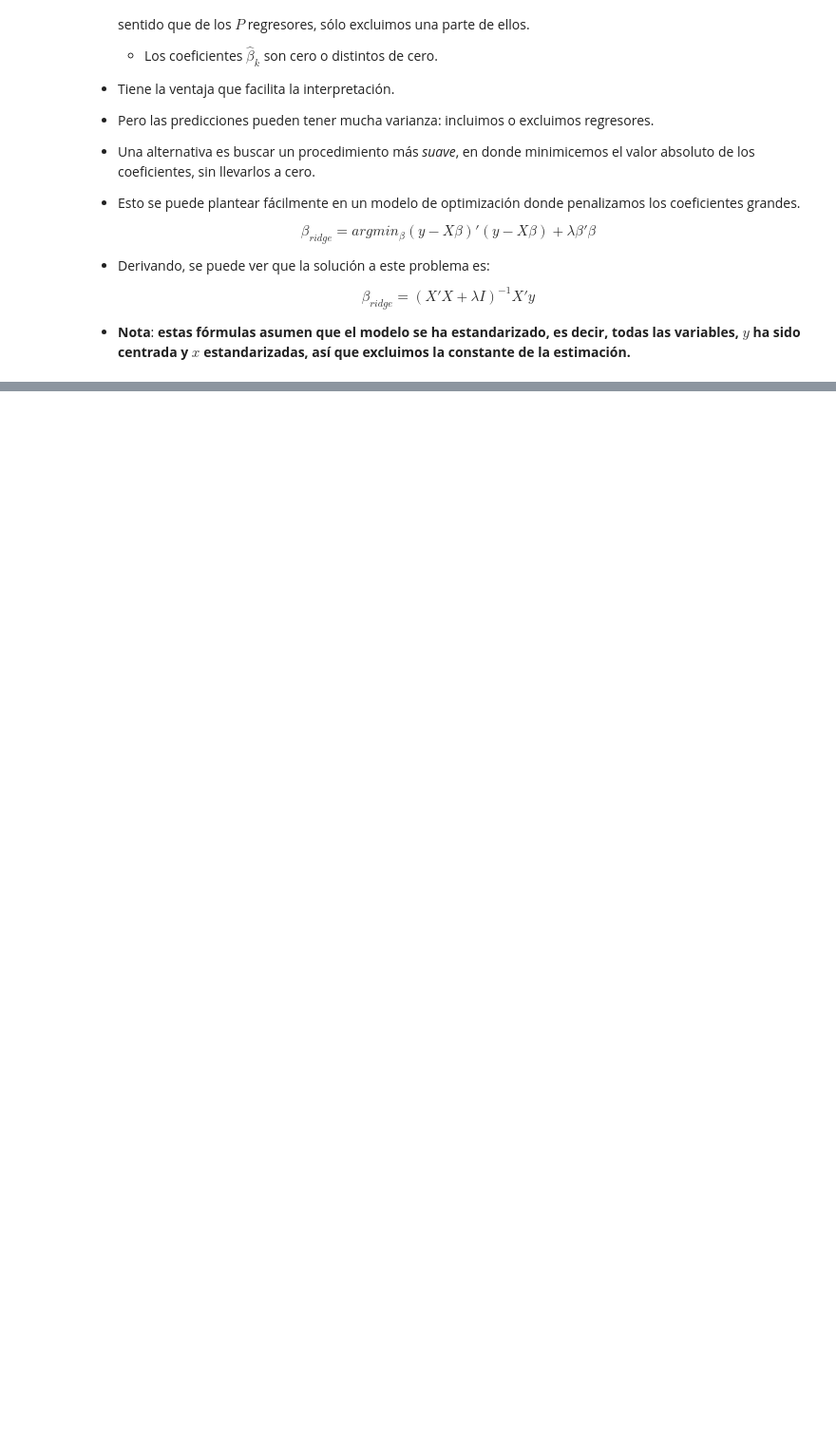
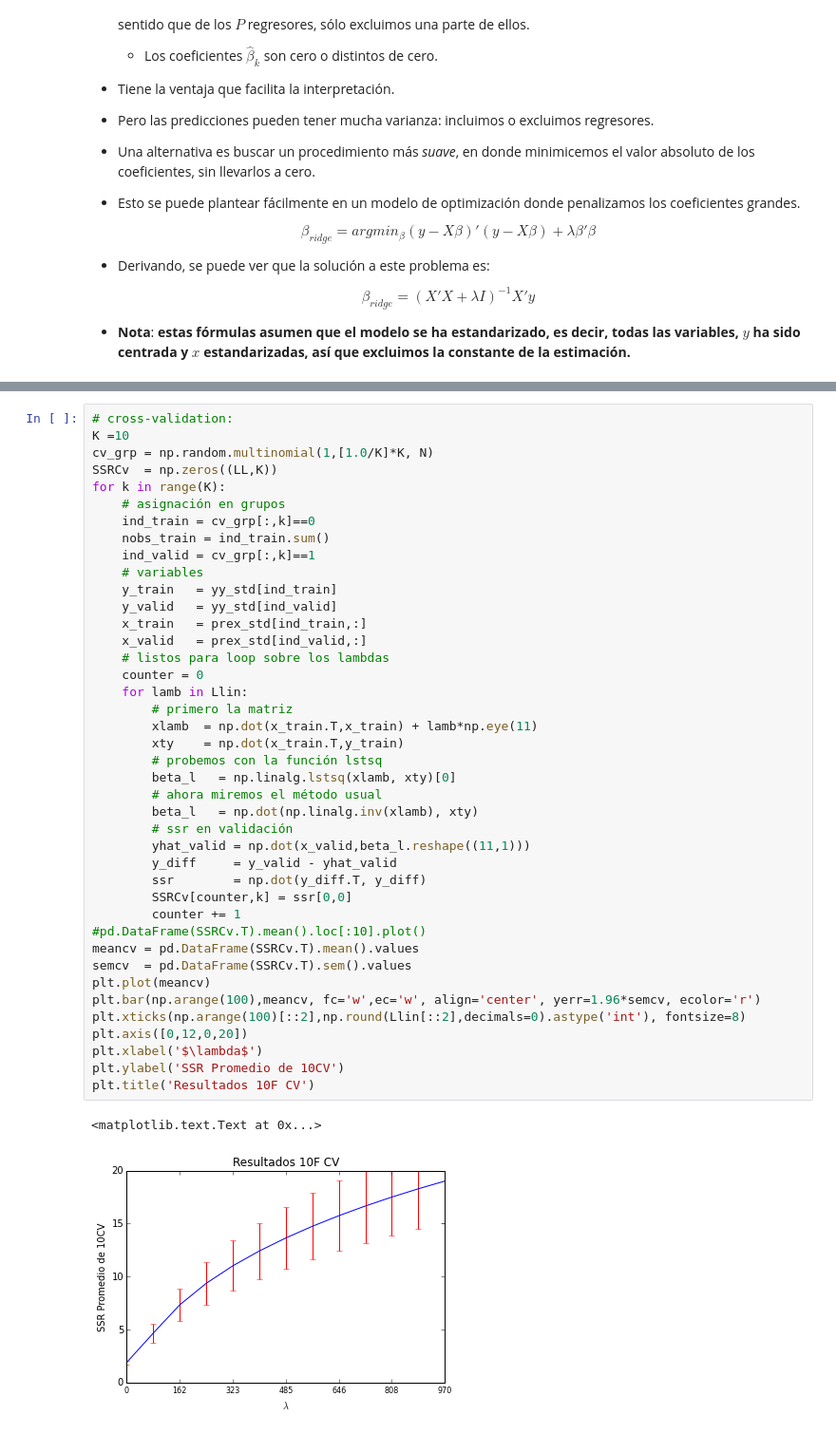
Before and after one commit to dvaughan79/New_CIDE_Analytics, a Jupyter notebook: 7_ModelosLineales.ipynb, the cells around one changed output, grey strips where cells are left out. Shown at 95% size. Cells and saved outputs as stored; diff of their text form; blank space fills up the shorter version.

```diff
--- a/7_ModelosLineales.ipynb
+++ b/7_ModelosLineales.ipynb
@@ -864,0 +1097,44 @@ $$
+# %%
+# cross-validation:
+K =10
+cv_grp = np.random.multinomial(1,[1.0/K]*K, N)
+SSRCv  = np.zeros((LL,K))
+for k in range(K):
+    # asignación en grupos
+    ind_train = cv_grp[:,k]==0
+    nobs_train = ind_train.sum()
+    ind_valid = cv_grp[:,k]==1
+    # variables
+    y_train   = yy_std[ind_train]
+    y_valid   = yy_std[ind_valid]
+    x_train   = prex_std[ind_train,:]
+    x_valid   = prex_std[ind_valid,:]
+    # listos para loop sobre los lambdas
+    counter = 0
+    for lamb in Llin:
+        # primero la matriz
+        xlamb  = np.dot(x_train.T,x_train) + lamb*np.eye(11)
+        xty    = np.dot(x_train.T,y_train)
+        # probemos con la función lstsq
+        beta_l   = np.linalg.lstsq(xlamb, xty)[0]
+        # ahora miremos el método usual
+        beta_l   = np.dot(np.linalg.inv(xlamb), xty)
+        # ssr en validación
+        yhat_valid = np.dot(x_valid,beta_l.reshape((11,1)))
+        y_diff     = y_valid - yhat_valid
+        ssr        = np.dot(y_diff.T, y_diff)
+        SSRCv[counter,k] = ssr[0,0]
+        counter += 1
+#pd.DataFrame(SSRCv.T).mean().loc[:10].plot()
+meancv = pd.DataFrame(SSRCv.T).mean().values
+semcv  = pd.DataFrame(SSRCv.T).sem().values
+plt.plot(meancv)
+plt.bar(np.arange(100),meancv, fc='w',ec='w', align='center', yerr=1.96*semcv, ecolor='r')
+plt.xticks(np.arange(100)[::2],np.round(Llin[::2],decimals=0).astype('int'), fontsize=8)
+plt.axis([0,12,0,20])
+plt.xlabel('$\lambda$')
+plt.ylabel('SSR Promedio de 10CV')
+plt.title('Resultados 10F CV')
+# %% [output]
+<matplotlib.text.Text at 0x...>
+[figure, added]
```
Also changed, not shown: parts of 33 cells of this notebook, 3 other files.
